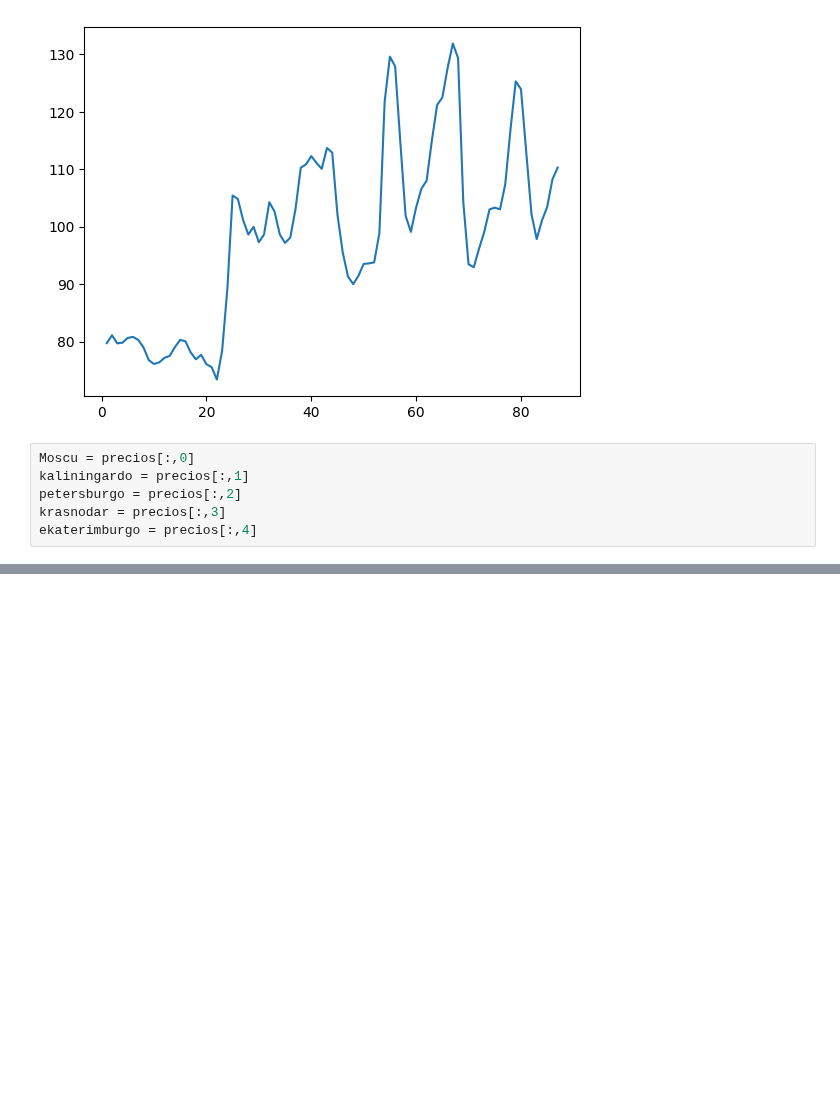
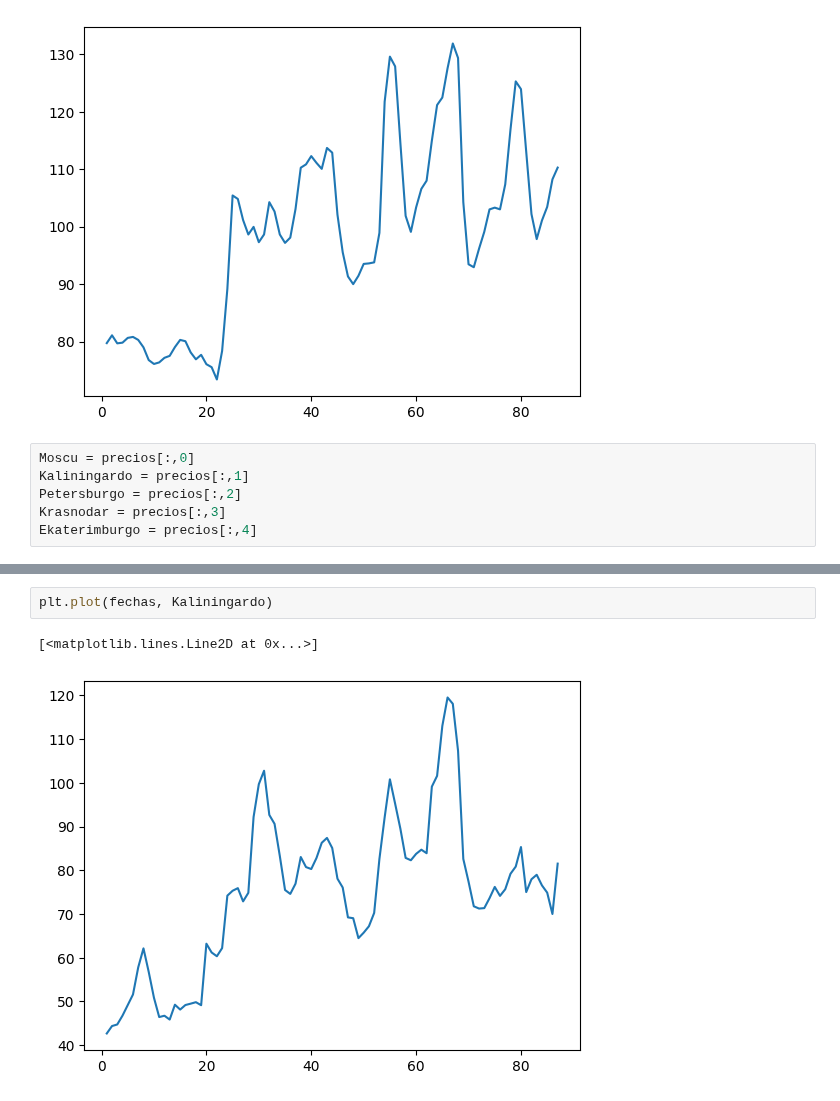
Before and after one commit to Liuz8/ETL-Oracle-Curso, a Jupyter notebook: Numpy-01.ipynb, the cells around one changed output, grey strips where cells are left out. Cells and saved outputs as stored; diff of their text form; blank space fills up the shorter version.

```diff
--- a/Numpy-01.ipynb
+++ b/Numpy-01.ipynb
@@ -136,8 +136,8 @@ plt.plot(fechas,precios[:,0])
 [figure]
 # %%
 Moscu = precios[:,0]
-kaliningardo = precios[:,1]
-petersburgo = precios[:,2]
-krasnodar = precios[:,3]
-ekaterimburgo = precios[:,4]
+Kaliningardo = precios[:,1]
+Petersburgo = precios[:,2]
+Krasnodar = precios[:,3]
+Ekaterimburgo = precios[:,4]
 # %%
@@ -147,0 +183,5 @@ plt.plot(fechas,kaliningardo)
+# %%
+plt.plot(fechas, Kaliningardo)
+# %% [output]
+[<matplotlib.lines.Line2D at 0x...>]
+[figure, added]
```
Also changed, not shown: parts of 13 cells of this notebook.
